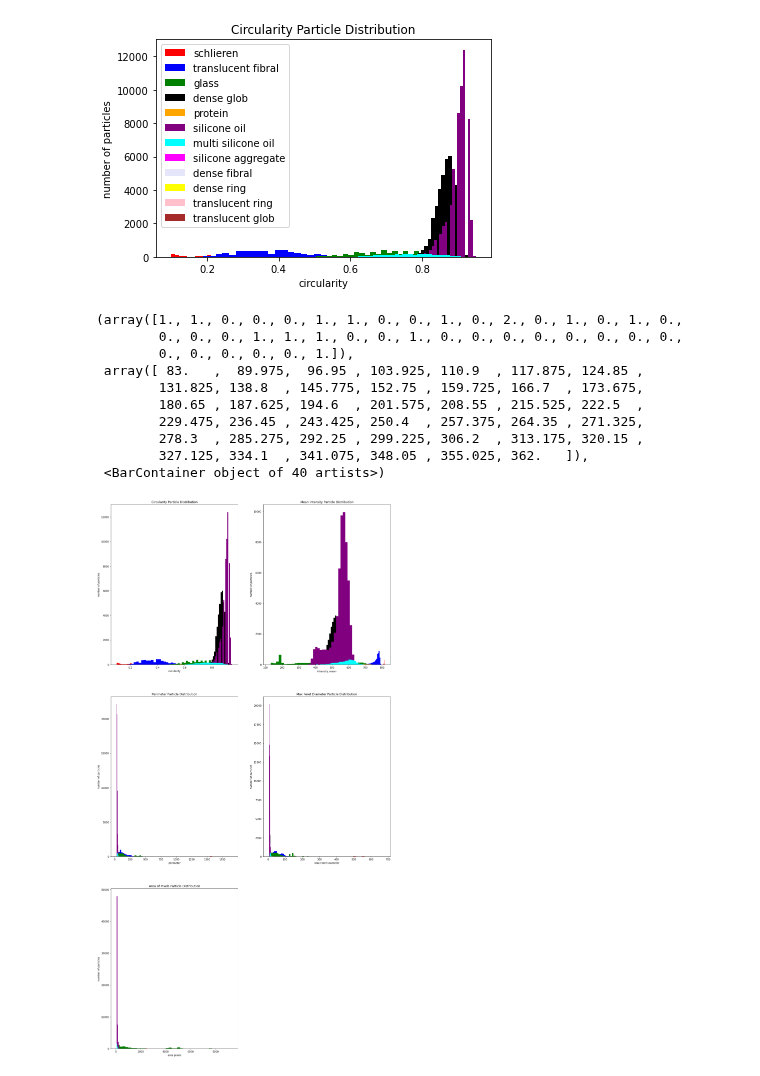
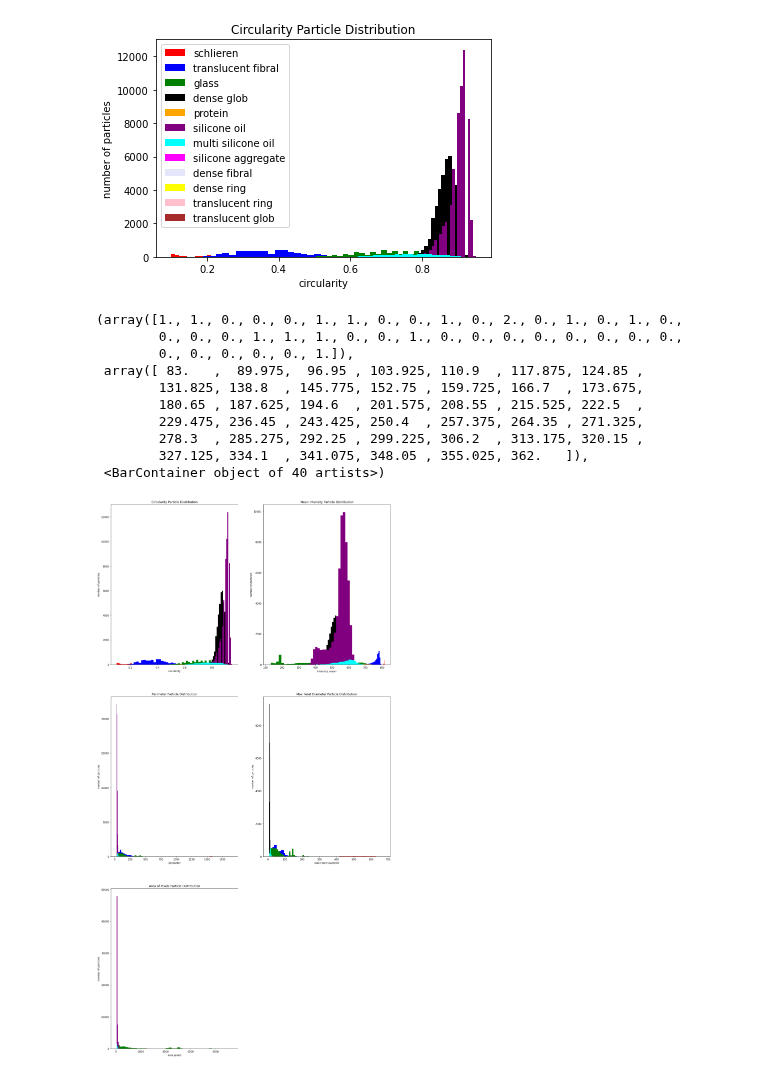
Before and after one commit to Scottholman33/KBI, a Jupyter notebook: KBI_Python_Start.ipynb, the cells around one changed output. Drawn from its saved outputs; the diff is of its cells as text; code cells hidden in the pictures.

```diff
--- a/KBI_Python_Start.ipynb
+++ b/KBI_Python_Start.ipynb
@@ -847,38 +847,39 @@ ax4.hist(translucent_fibral['max_feret_diam_um'], n_bins, color = 'b', label="tr
 ax4.hist(glass['max_feret_diam_um'], n_bins, color = 'g', label="glass")
 ax4.hist(dense_glob['max_feret_diam_um'], n_bins, color = 'k', label="dense glob")
 ax4.hist(protein['max_feret_diam_um'], n_bins, color = 'orange', label="protein")
-ax4.hist(silicone_oil['max_feret_diam_um'], n_bins, color = 'purple', label="silicone oil")
+
+# ax4.hist(silicone_oil['max_feret_diam_um'], n_bins, color = 'purple', label="silicone oil")
 ax4.hist(multi_si_oil['max_feret_diam_um'], n_bins, color = 'cyan', label="multi silicone oil")
 ax4.hist(silicone_agg['max_feret_diam_um'], n_bins, color = 'magenta', label="silicone aggregate")
 ax4.hist(dense_fibral['max_feret_diam_um'], n_bins, color = 'lavender', label="dense fibral")
-ax4.hist(dense_ring['max_feret_diam_um'], n_bins, color = 'yellow', label="dense ring")
+# ax4.hist(dense_ring['max_feret_diam_um'], n_bins, color = 'yellow', label="dense ring")
 ax4.hist(translucent_ring['max_feret_diam_um'], n_bins, color = 'pink', label="translucent ring")
 ax4.hist(translucent_glob['max_feret_diam_um'], n_bins, color = 'brown', label="translucent glob")
 
 ax5.set_title('Area of Pixels Particle Distribution')
 ax5.set_xlabel('area pixels')
 ax5.set_ylabel('number of particles')
 ax5.hist(schlieren['area_pixels'], n_bins, color = 'r', label="schlieren")
 ax5.hist(translucent_fibral['area_pixels'], n_bins, color = 'b', label="translucent fibral")
 ax5.hist(glass['area_pixels'], n_bins, color = 'g', label="glass")
 ax5.hist(dense_glob['area_pixels'], n_bins, color = 'k', label="dense glob")
 ax5.hist(protein['area_pixels'], n_bins, color = 'orange', label="protein")
 ax5.hist(silicone_oil['area_pixels'], n_bins, color = 'purple', label="silicone oil")
 ax5.hist(multi_si_oil['area_pixels'], n_bins, color = 'cyan', label="multi silicone oil")
 ax5.hist(silicone_agg['area_pixels'], n_bins, color = 'magenta', label="silicone aggregate")
 ax5.hist(dense_fibral['area_pixels'], n_bins, color = 'lavender', label="dense fibral")
 ax5.hist(dense_ring['area_pixels'], n_bins, color = 'yellow', label="dense ring")
 ax5.hist(translucent_ring['area_pixels'], n_bins, color = 'pink', label="translucent ring")
 ax5.hist(translucent_glob['area_pixels'], n_bins, color = 'brown', label="translucent glob")
 # %% [output]
 (array([1., 1., 0., 0., 0., 1., 1., 0., 0., 1., 0., 2., 0., 1., 0., 1., 0.,
         0., 0., 0., 1., 1., 1., 0., 0., 1., 0., 0., 0., 0., 0., 0., 0., 0.,
         0., 0., 0., 0., 0., 1.]),
  array([ 83.   ,  89.975,  96.95 , 103.925, 110.9  , 117.875, 124.85 ,
         131.825, 138.8  , 145.775, 152.75 , 159.725, 166.7  , 173.675,
         180.65 , 187.625, 194.6  , 201.575, 208.55 , 215.525, 222.5  ,
         229.475, 236.45 , 243.425, 250.4  , 257.375, 264.35 , 271.325,
         278.3  , 285.275, 292.25 , 299.225, 306.2  , 313.175, 320.15 ,
         327.125, 334.1  , 341.075, 348.05 , 355.025, 362.   ]),
  <BarContainer object of 40 artists>)
-[figure, old version]
+[figure, new version]
```
Also changed, not shown: parts of 7 cells of this notebook.
